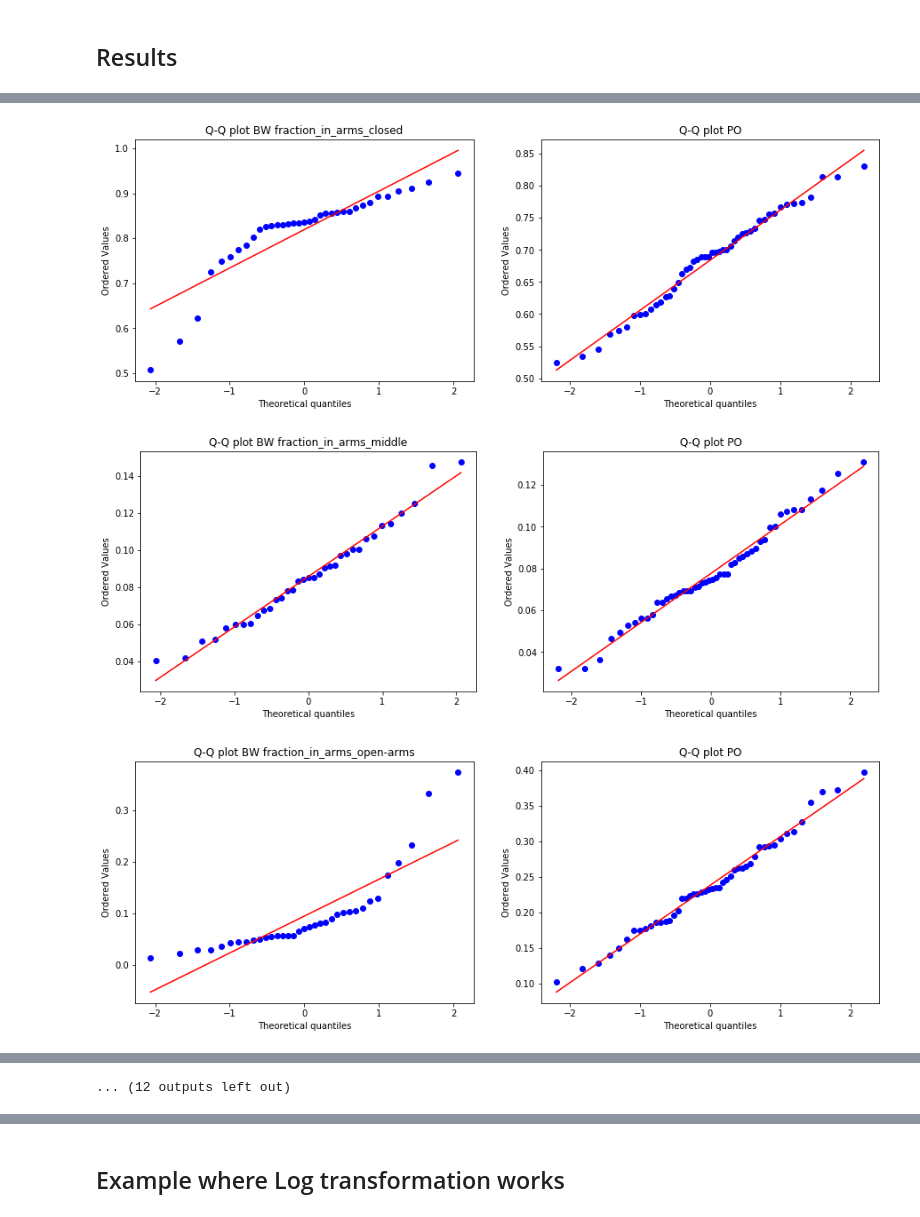
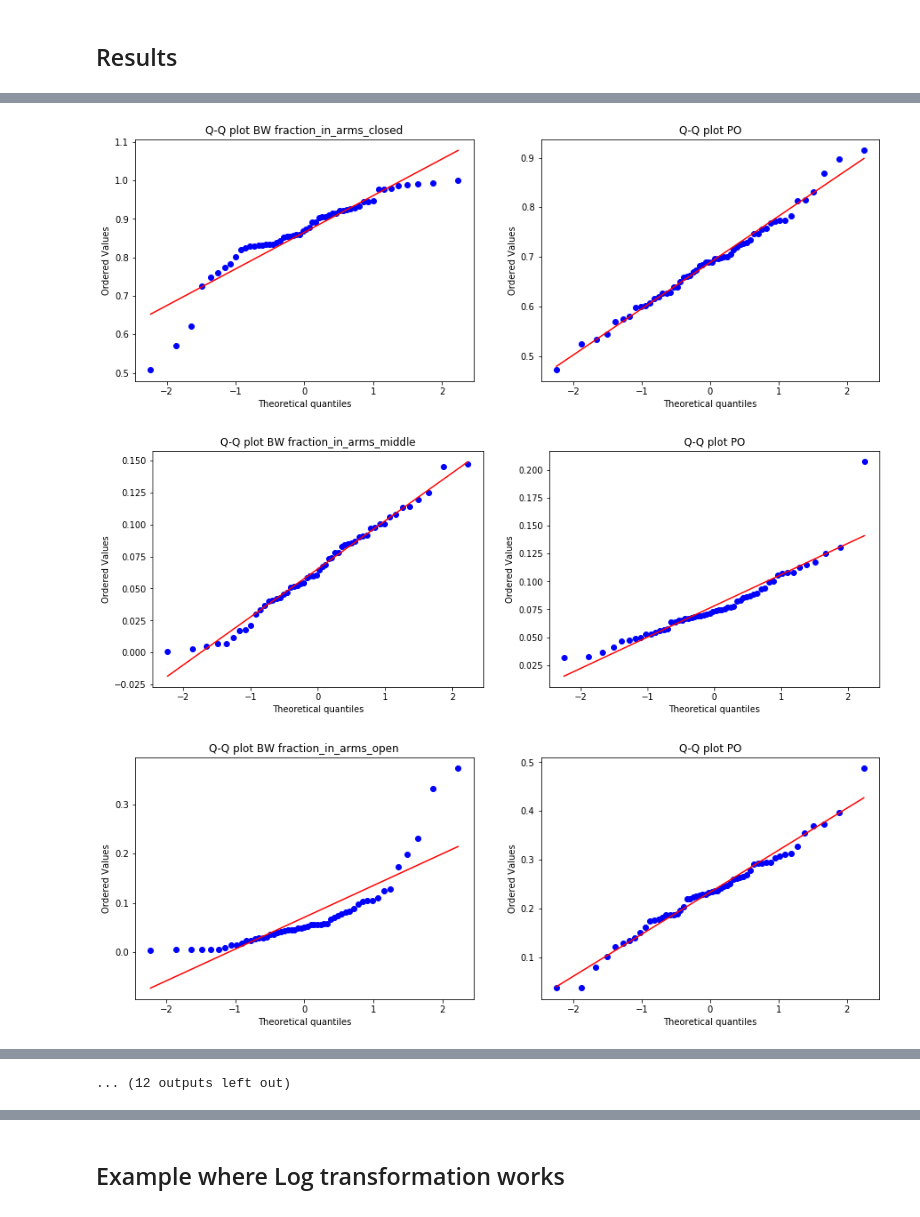
Before and after one commit to zachbogart/mice_behavior_capstone, a Jupyter notebook: process_data/results/Stat_significance.ipynb, the cells around one changed output, grey strips where cells are left out. Drawn from its saved outputs; the diff is of its cells as text; code cells hidden in the pictures.

```diff
--- a/process_data/results/Stat_significance.ipynb
+++ b/process_data/results/Stat_significance.ipynb
@@ -70,6 +70,6 @@ final_features= ['fraction_in_arms_closed', 'fraction_in_arms_middle', 'fraction
  'velocity_open_towards_outside_median_speed_active']
 # %%
 df_bwpo = df_features.loc[(df_features['mouse_details_strain'].isin(['BW', 'PO'])) &
-                          (df_features['mouse_details_sex'].isin(['M', 'F'])), :].dropna()
+                          (df_features['mouse_details_sex'].isin(['M', 'F'])), :]
 # %%
 df_bwpo.rename(columns = {'fraction_in_arms_open-arms':'fraction_in_arms_open'}, inplace = True)
@@ -171,20 +275,20 @@ plt.show()
 # %%
 # All Q-Q plots
 
 for feature in final_features:
 
     plt.subplots(1, 2, figsize=(15, 5))
 
     plt.subplot(1, 2, 1)
-    probplot(df_bwpo.loc[(df_bwpo['mouse_details_strain']=='BW'), feature], dist="norm", plot=pylab)
+    probplot(df_bwpo.loc[(df_bwpo['mouse_details_strain']=='BW')&(df_bwpo[feature]!=0), feature].dropna(), dist="norm", plot=pylab)
     plt.title("Q-Q plot BW "+ feature)
 
     plt.subplot(1, 2, 2)
-    probplot(df_bwpo.loc[(df_bwpo['mouse_details_strain']=='PO'), feature], dist="norm", plot=pylab)
+    probplot(df_bwpo.loc[(df_bwpo['mouse_details_strain']=='PO')&(df_bwpo[feature]!=0), feature].dropna(), dist="norm", plot=pylab)
     plt.title("Q-Q plot PO")
 
     plt.show()
 # %% [output]
-[figure, old version]
+[figure, new version]
-[figure, old version]
+[figure, new version]
-[figure, old version]
+[figure, new version]
```
Also changed, not shown: parts of 41 cells of this notebook.
